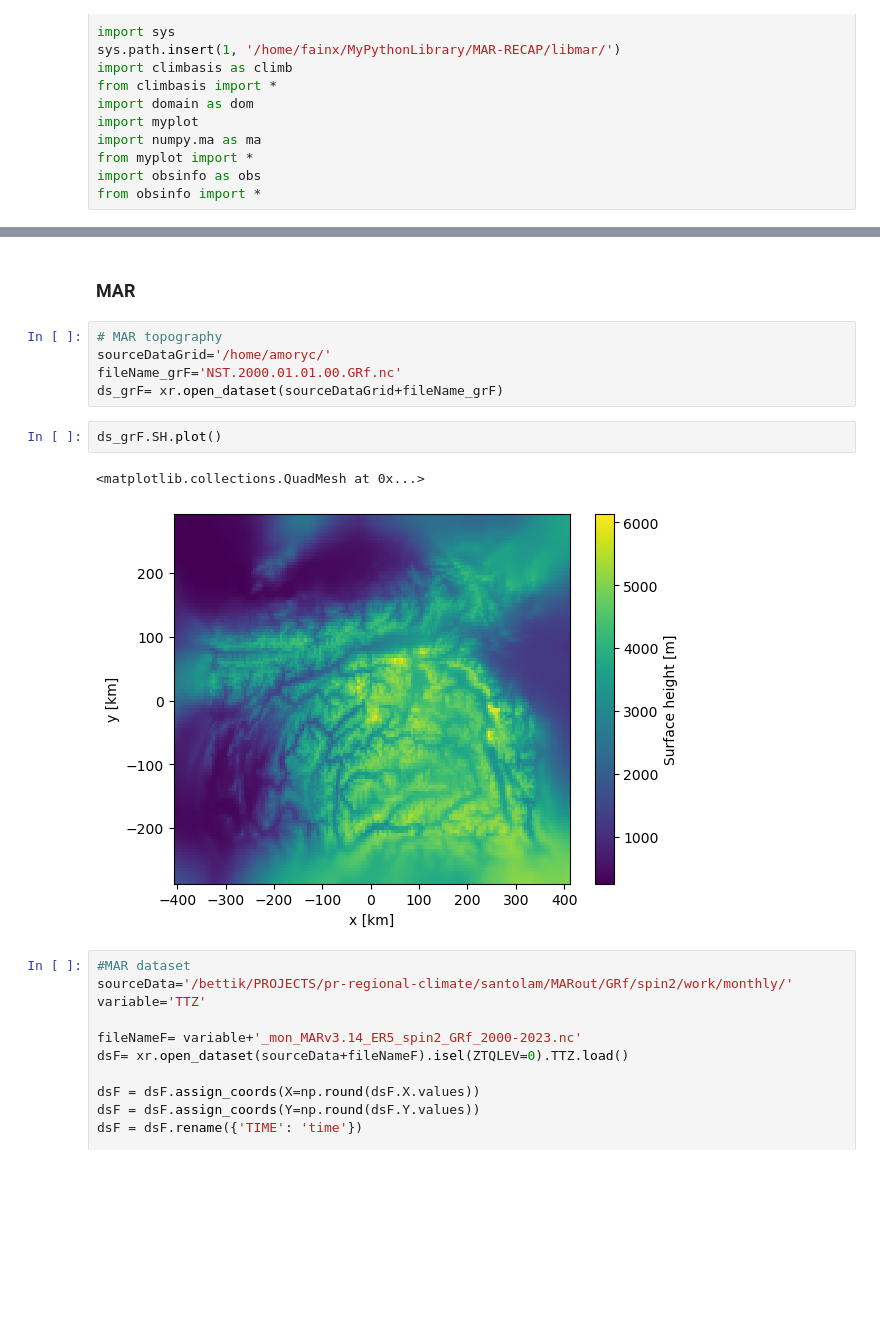
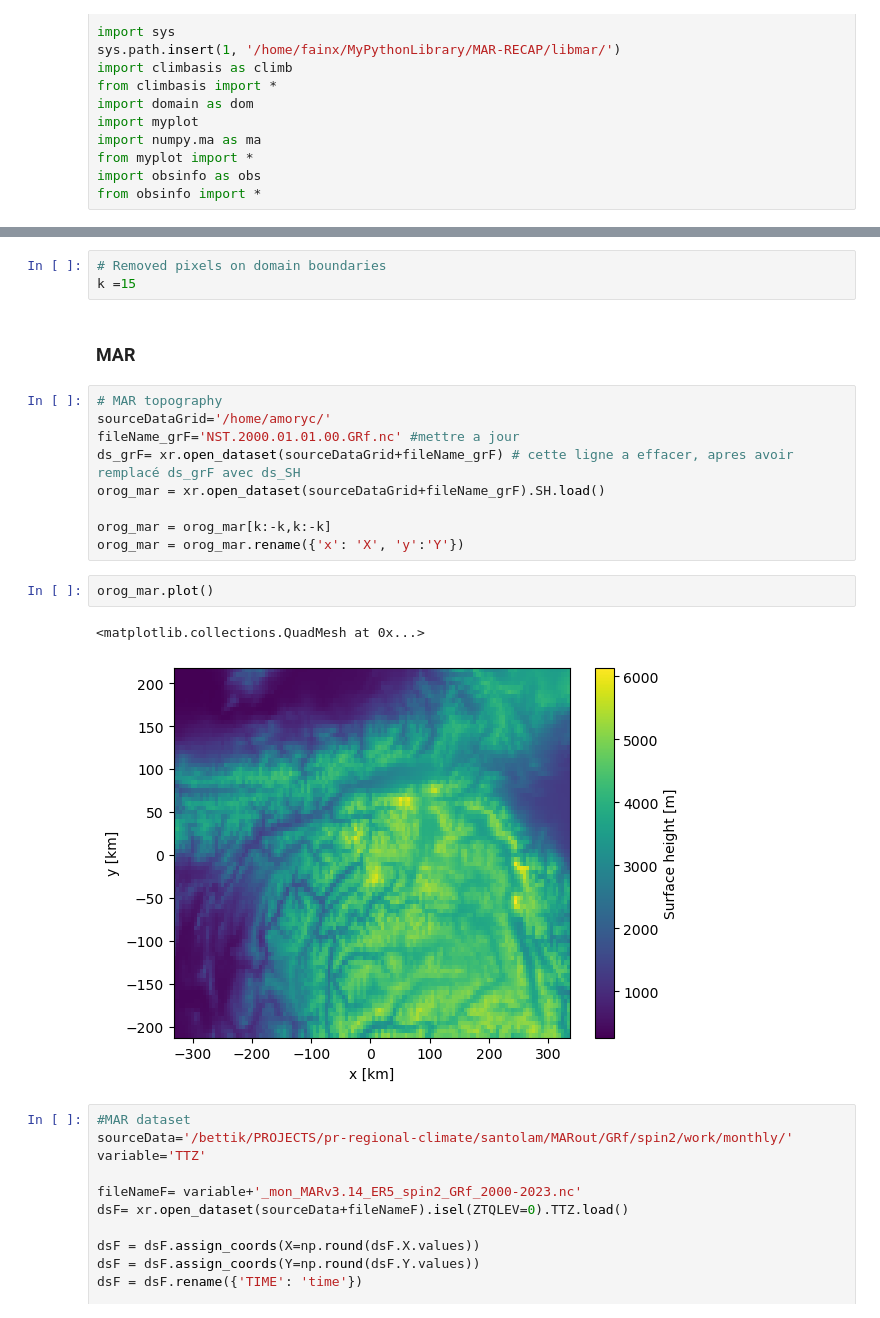
Before and after one commit to xfain/MAR_HMA, a Jupyter notebook: comparison_t2m.annual_climatology_Fed.ipynb, the cells around one changed output, grey strips where cells are left out. Cells and saved outputs as stored; diff of their text form; blank space fills up the shorter version.

```diff
--- a/comparison_t2m.annual_climatology_Fed.ipynb
+++ b/comparison_t2m.annual_climatology_Fed.ipynb
@@ -29,15 +36,22 @@ alti_thrs = 1500
+# %%
+# Removed pixels on domain boundaries
+k =15
 # %% [markdown]
 ### MAR
 # %%
 # MAR topography
 sourceDataGrid='/home/amoryc/'
-fileName_grF='NST.2000.01.01.00.GRf.nc'
-ds_grF= xr.open_dataset(sourceDataGrid+fileName_grF)
+fileName_grF='NST.2000.01.01.00.GRf.nc' #mettre a jour
+ds_grF= xr.open_dataset(sourceDataGrid+fileName_grF) # cette ligne a effacer, apres avoir remplacé ds_grF avec ds_SH
+orog_mar = xr.open_dataset(sourceDataGrid+fileName_grF).SH.load()
+
+orog_mar = orog_mar[k:-k,k:-k]
+orog_mar = orog_mar.rename({'x': 'X', 'y':'Y'})
 # %%
-ds_grF.SH.plot()
+orog_mar.plot()
 # %% [output]
 <matplotlib.collections.QuadMesh at 0x...>
-[figure, old version]
+[figure, new version]
 # %%
 #MAR dataset
 sourceData='/bettik/PROJECTS/pr-regional-climate/santolam/MARout/GRf/spin2/work/monthly/'
```
Also changed, not shown: parts of 27 cells of this notebook, 9 other files.
